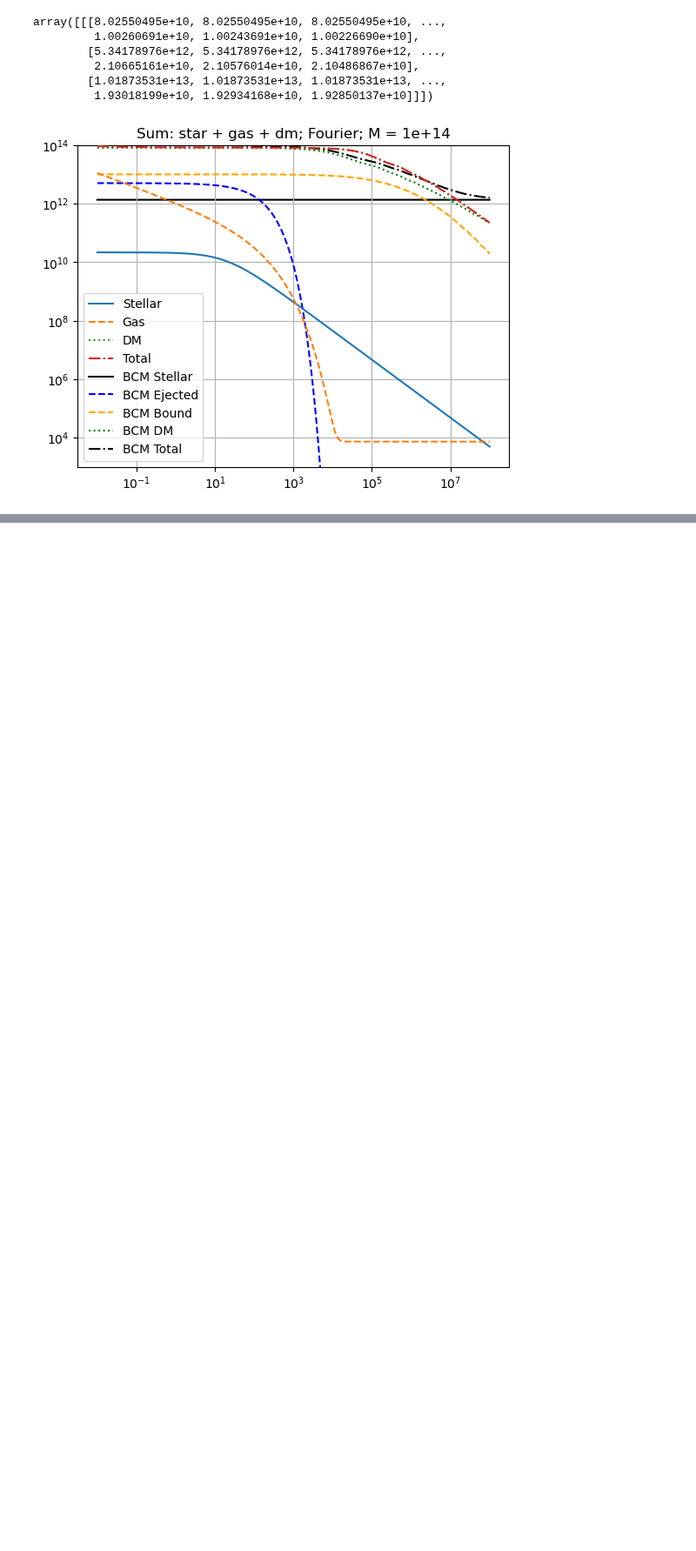
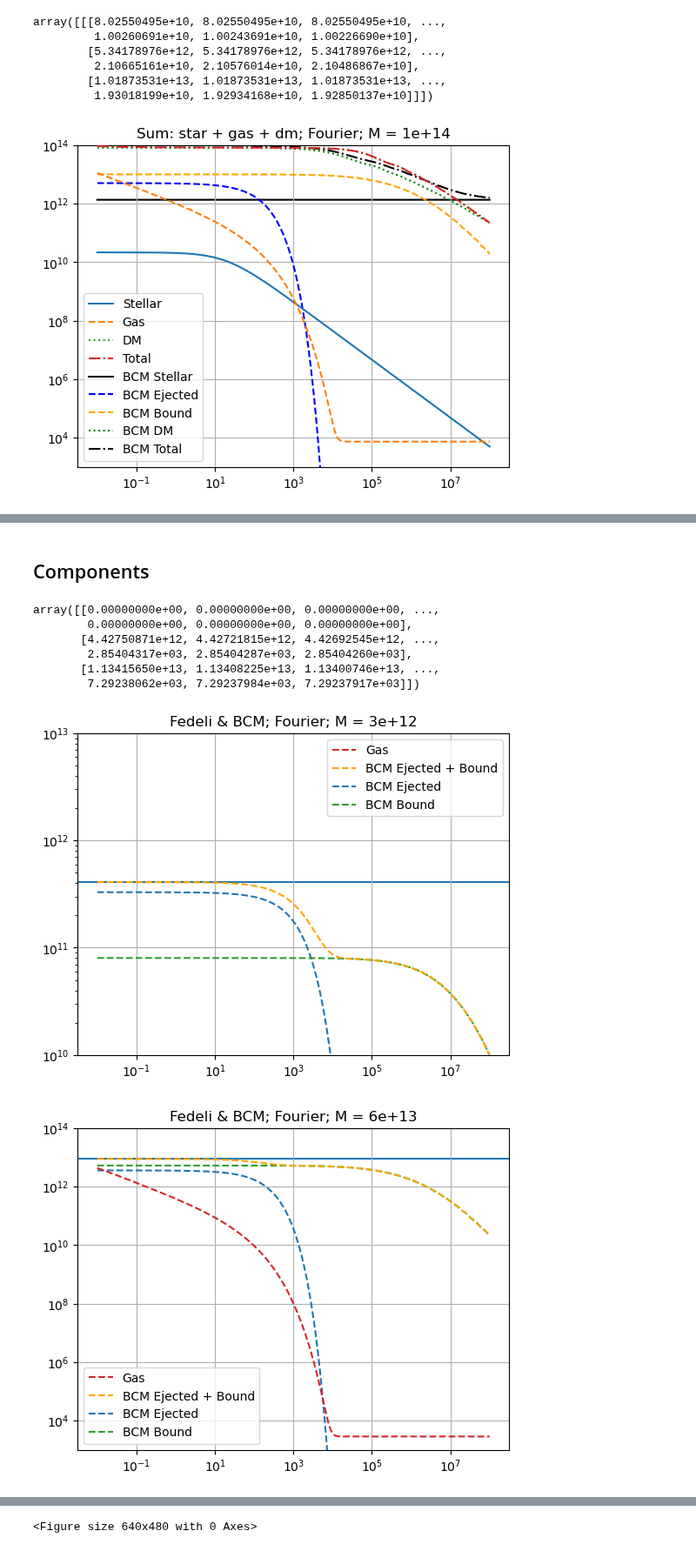
Before and after one commit to Catherine-Lambe/Oxford-Internship-Practices, a Jupyter notebook: Fedeli_2014/Fedeli_model_implement1_080824.ipynb, the cells around one changed output, grey strips where cells are left out. Shown at 87% size. Saved outputs shown, nothing was run; the diff lists cells and outputs as text; code cells hidden in the pictures; blank space fills up the shorter version.

```diff
--- a/Fedeli_2014/Fedeli_model_implement1_080824.ipynb
+++ b/Fedeli_2014/Fedeli_model_implement1_080824.ipynb
@@ -673,0 +714,32 @@ for i, mass in enumerate(trial_M):
+# %% [markdown]
+## Components
+# %%
+trial_gas_fourier
+# %% [output]
+array([[0.00000000e+00, 0.00000000e+00, 0.00000000e+00, ...,
+        0.00000000e+00, 0.00000000e+00, 0.00000000e+00],
+       [4.42750871e+12, 4.42721815e+12, 4.42692545e+12, ...,
+        2.85404317e+03, 2.85404287e+03, 2.85404260e+03],
+       [1.13415650e+13, 1.13408225e+13, 1.13400746e+13, ...,
+        7.29238062e+03, 7.29237984e+03, 7.29237917e+03]])
+# %%
+colours = ['tab:blue', 'tab:orange', 'tab:green', 'tab:red'] #['r', 'g', 'b', 'k']
+ylim_plot = []
+for i, mass in enumerate(trial_M):
+    plt.plot(trial_r, trial_gas_fourier[i], '--', color=colours[3], zorder=7, label='Gas');
+
+    plt.plot(trial_r, ej_fourier[i]+bd_fourier[0,i], '--', color='orange', zorder=4, label='BCM Ejected + Bound');
+    plt.plot(trial_r, ej_fourier[i], '--', color='tab:blue', zorder=2, label='BCM Ejected');
+    plt.plot(trial_r, bd_fourier[0,i], '--', color='tab:green', zorder=3, label='BCM Bound');
+    plt.axhline(mass*(bcm_profile.f_bar_b - bcm_profile._f_bd(trial_M)[1][i]), zorder=1)
+    plt.legend(loc='best')
+    plt.grid(True)
+    ylim_upper, ylim_lower = 1*10**(13+i), [1E10, 1E3, 1E3]
+    plt.ylim(ylim_lower[i], ylim_upper)
+    plt.xscale('log')
+    plt.yscale('log')
+    plt.title(f'Fedeli & BCM; Fourier; M = {mass:.1g}');
+    plt.figure();
+# %% [output]
+[figure, added]
+[figure, added]
@@ -673,0 +747 @@ for i, mass in enumerate(trial_M):
+<Figure size 640x480 with 0 Axes>
```
Also changed, not shown: parts of 4 cells of this notebook.
